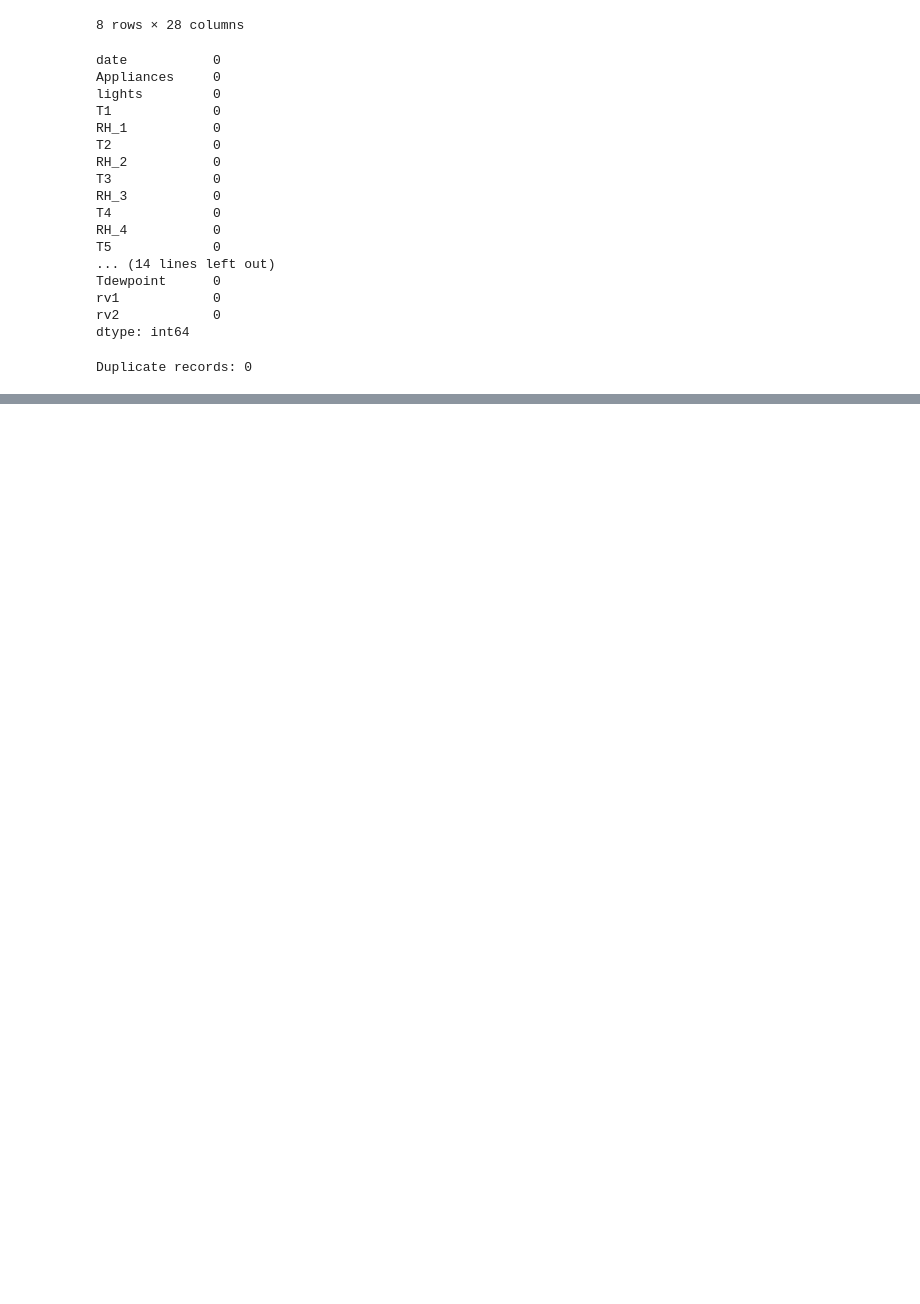
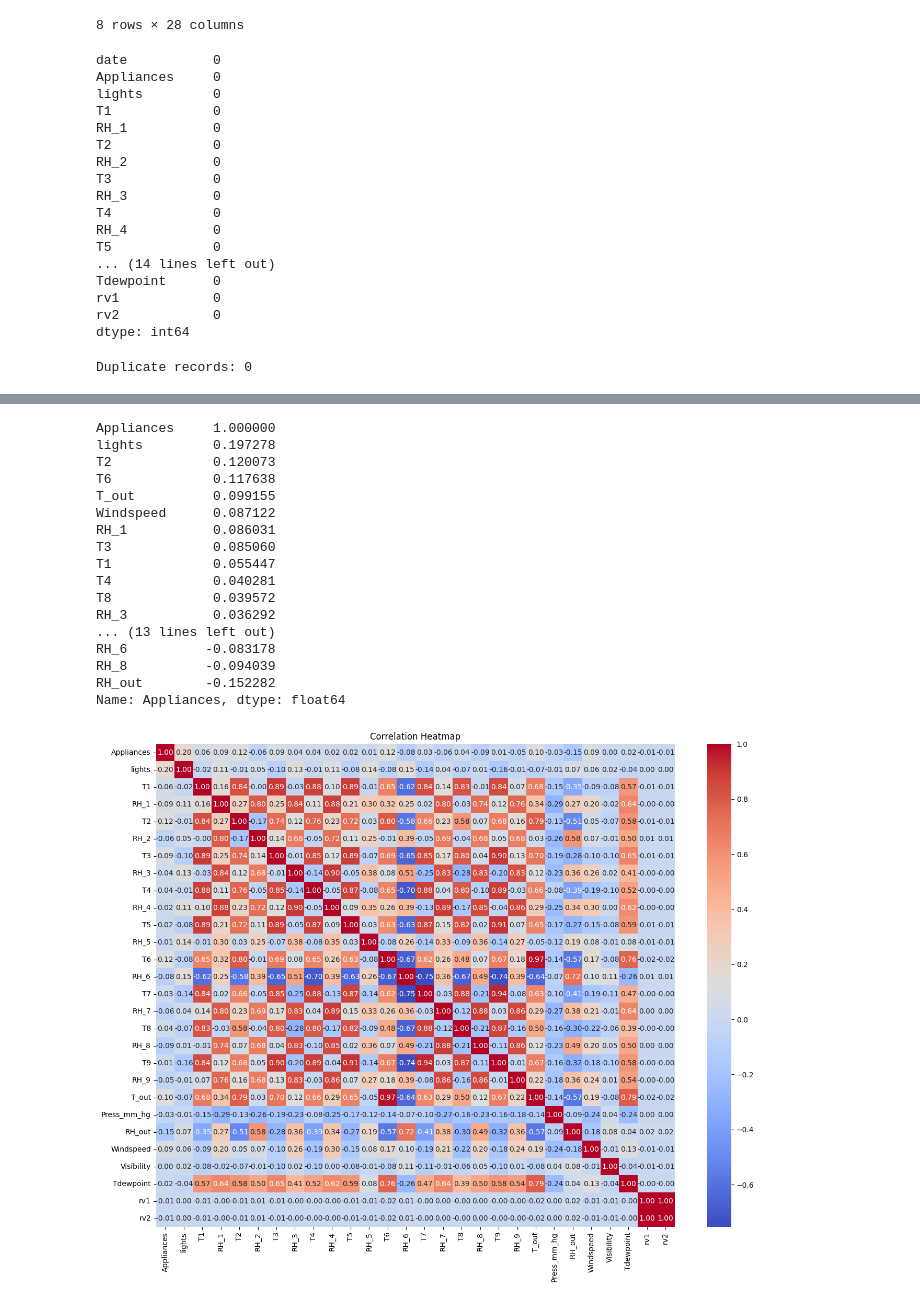
Before and after one commit to neginaitik68-occ/smart_energy_prediction, a Jupyter notebook: notebooks/linear_regression.ipynb, the cells around one changed output, grey strips where cells are left out. Cells and saved outputs as stored; diff of their text form; code cells hidden in the pictures; blank space fills up the shorter version.

```diff
--- a/notebooks/linear_regression.ipynb
+++ b/notebooks/linear_regression.ipynb
@@ -87,0 +179,36 @@ Duplicate records: 0
+# %%
+correlation = df.corr(numeric_only=True)
+
+print(correlation["Appliances"].sort_values(ascending=False))
+
+plt.figure(figsize=(16, 12))
+
+sns.heatmap(
+    correlation,
+    annot=True,
+    cmap="coolwarm",
+    fmt=".2f"
+)
+
+plt.title("Correlation Heatmap")
+
+plt.show()
+# %% [output]
+Appliances     1.000000
+lights         0.197278
+T2             0.120073
+T6             0.117638
+T_out          0.099155
+Windspeed      0.087122
+RH_1           0.086031
+T3             0.085060
+T1             0.055447
+T4             0.040281
+T8             0.039572
+RH_3           0.036292
+... (13 lines left out)
+RH_6          -0.083178
+RH_8          -0.094039
+RH_out        -0.152282
+Name: Appliances, dtype: float64
+[figure, added]
```
Also changed, not shown: parts of 6 cells of this notebook.
